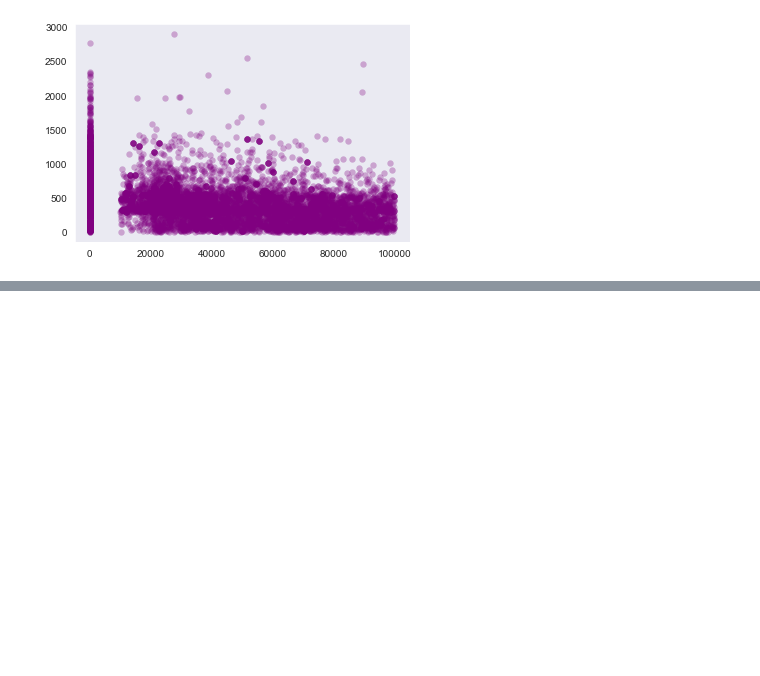
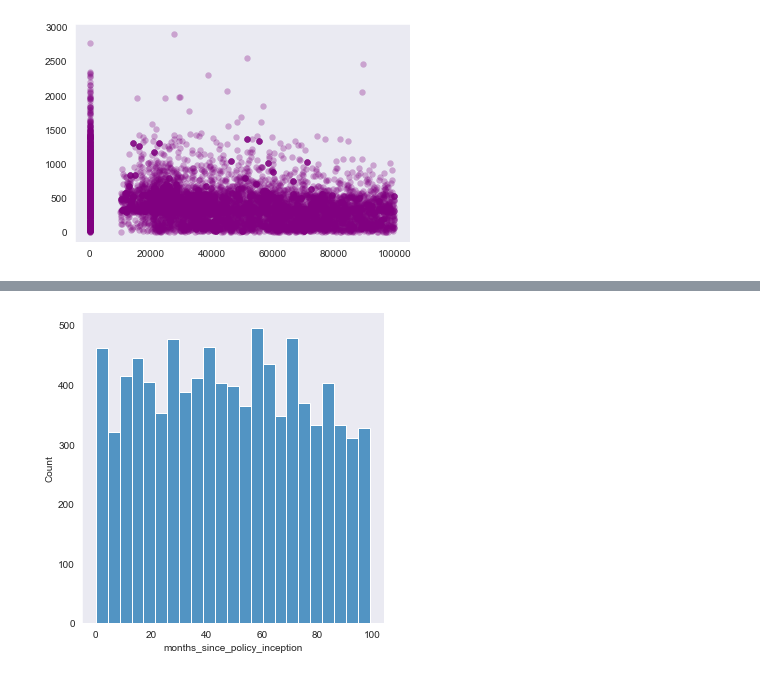
Before and after one commit to IsabelJabs/lab-customer-analysis-round-2, a Jupyter notebook: files_for_lab/csv_files/CustAnalysis2_3.ipynb, the cells around one changed output, grey strips where cells are left out. Cells and saved outputs as stored; diff of their text form; code cells hidden in the pictures; blank space fills up the shorter version.

```diff
--- a/files_for_lab/csv_files/CustAnalysis2_3.ipynb
+++ b/files_for_lab/csv_files/CustAnalysis2_3.ipynb
@@ -305,0 +375,5 @@ plt.show()
+# %%
+sns.displot(x='months_since_policy_inception', data=data)
+plt.show()
+# %% [output]
+[figure, added]
```
Also changed, not shown: parts of 20 cells of this notebook.
